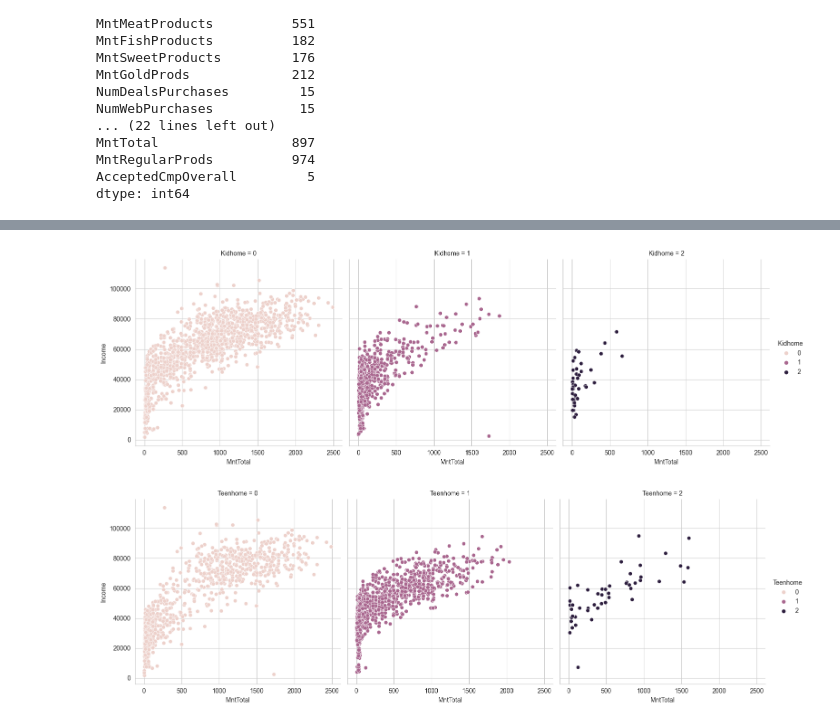
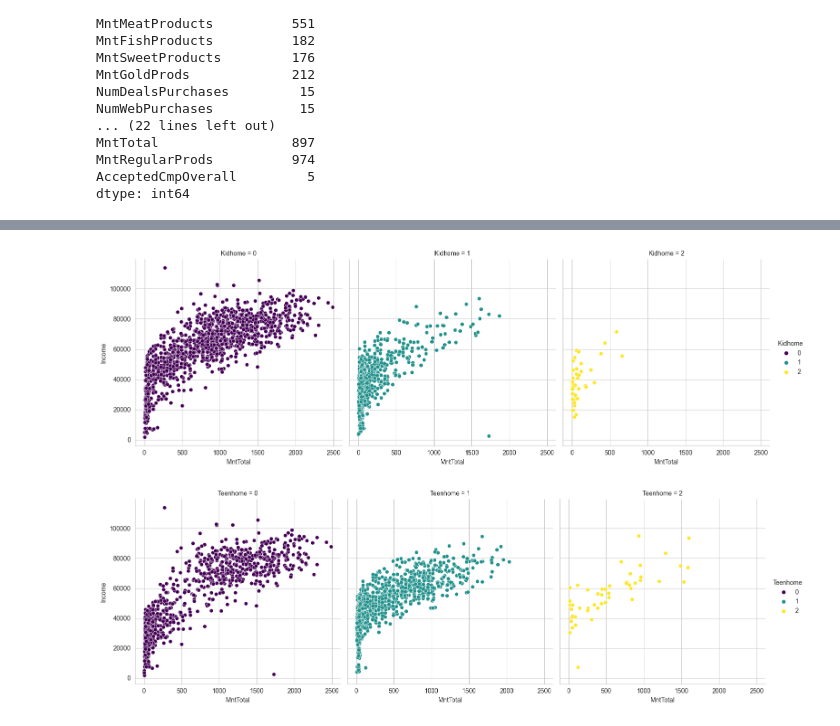
Before and after one commit to ayg15/marketing-analytics, a Jupyter notebook: marketing_analytics.ipynb, the cells around one changed output, grey strips where cells are left out. Cells and saved outputs as stored; diff of their text form; code cells hidden in the pictures.

```diff
--- a/marketing_analytics.ipynb
+++ b/marketing_analytics.ipynb
@@ -201,15 +227,16 @@ plt.show()
 # %%
 sns.relplot(
     data=ifood_df,
     x="MntTotal",
     y="Income",
     col="Kidhome",
     hue="Kidhome",
-    kind="scatter"
+    kind="scatter",
+    palette="viridis"
 )
 plt.show()
 # %% [output]
-[figure, old version]
+[figure, new version]
 # %%
 sns.relplot(
     data=ifood_df,
@@ -217,8 +244,9 @@ sns.relplot(
     y="Income",
     col="Teenhome",
     hue="Teenhome",
-    kind="scatter"
+    kind="scatter",
+    palette="viridis"
 )
 plt.show()
 # %% [output]
-[figure, old version]
+[figure, new version]
```
Also changed, not shown: parts of 21 cells of this notebook, 2 other files.
